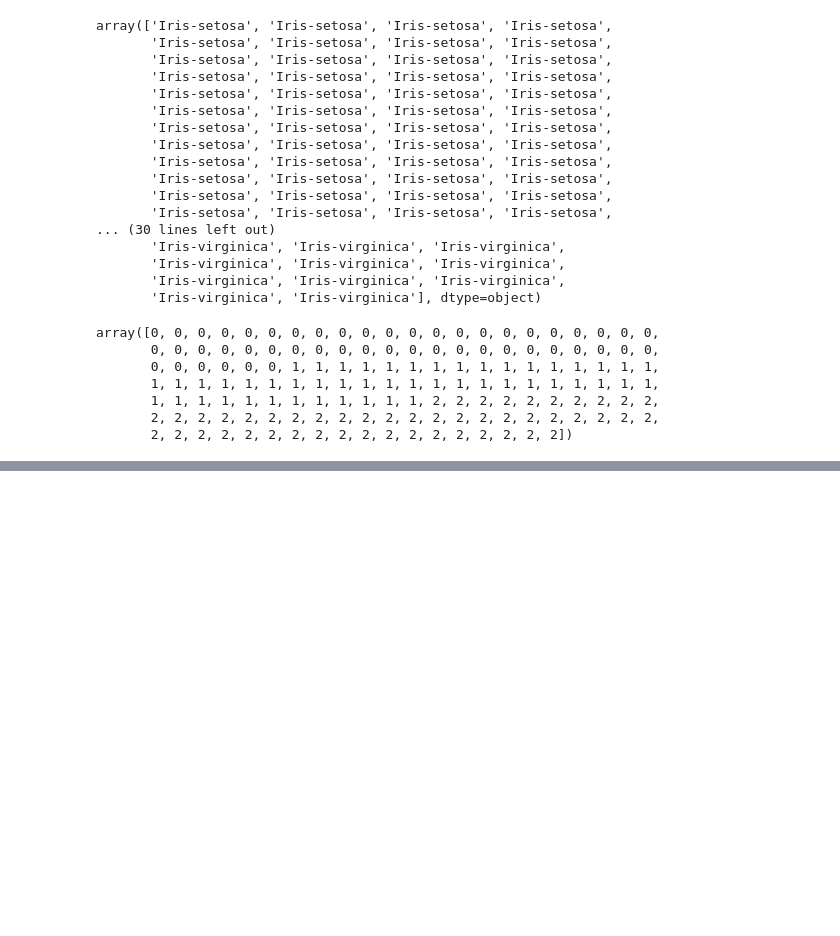
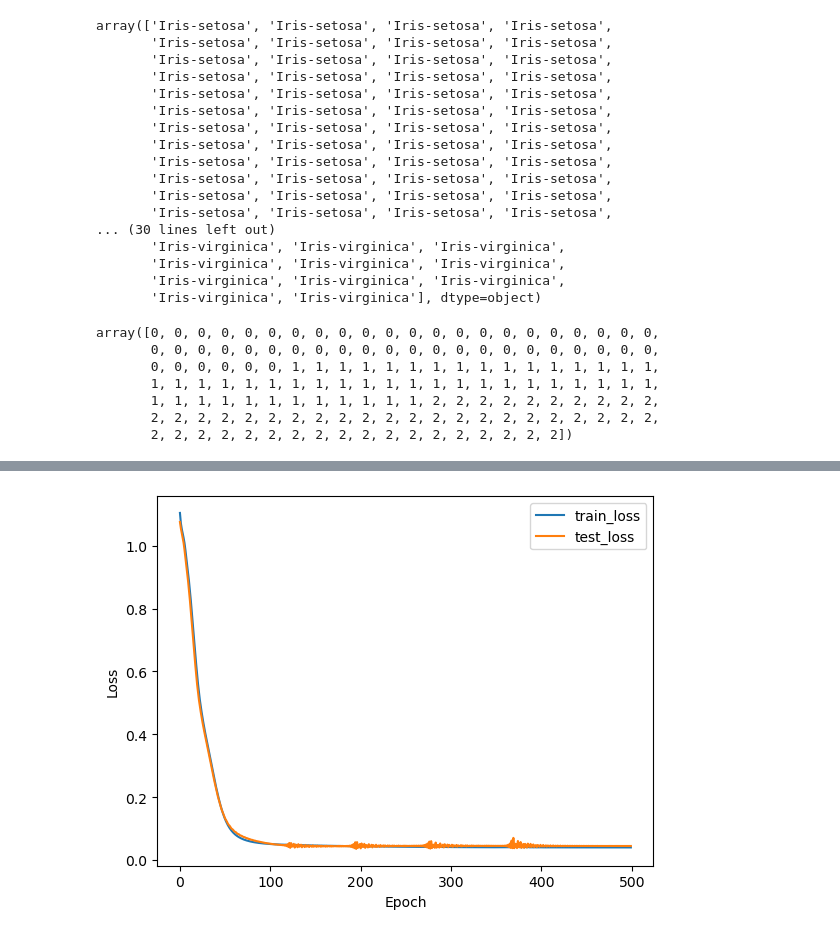
Before and after one commit to abdulkadiripek/DeepLearningBootcamp, a Jupyter notebook: DeepLearning/04- MultiClassClassification.ipynb, the cells around one changed output, grey strips where cells are left out. Saved outputs shown, nothing was run; the diff lists cells and outputs as text; code cells hidden in the pictures; blank space fills up the shorter version.

Commit message:
Modeldeki hata çözüldü.

```diff
--- a/DeepLearning/04- MultiClassClassification.ipynb
+++ b/DeepLearning/04- MultiClassClassification.ipynb
@@ -120,5 +120,8 @@ x_train, x_test, y_train, y_test = train_test_split(x,y,train_size=0.2,stratify=
 # statify -> rastgele seçilirken oranın korunmasını sağlar.
 # %%
+x_train = torch.tensor(x_train, dtype=torch.float32)
+x_test = torch.tensor(x_test, dtype=torch.float32)
+
 y_train = torch.tensor(y_train,dtype=torch.long)
 y_test = torch.tensor(y_test,dtype=torch.long)
 print(y_train.shape, y_test.shape)
@@ -129,9 +132,9 @@ class MultiClassClasification(nn.Module):
     def __init__(self):
         super().__init__()
         self.linear_layer_stack = nn.Sequential(
-            nn.Linear(4,10),
+            nn.Linear(4,16),
             nn.ReLU(),
-            nn.Linear(10,16),
+            nn.Linear(16,16),
             nn.ReLU(),
             nn.Linear(16,3),
         )
@@ -145,11 +148,12 @@ class MultiClassClasification(nn.Module):
         # return self.layer_3(self.ralu(self.layer_2(self.relu(self.layer_1(x)))))
 # %%
 model = MultiClassClasification()
+model = torch.compile(model)
 # %%
 loss_fn = nn.CrossEntropyLoss()
 optimizer = torch.optim.Adam(params=model.parameters(), lr=0.01)
 # %%
 def calculate_accuracy(y_true,y_pred):
-    correct = torch.eq(y_true,y_pred)
-    accuracy = (correct / y_pred) *100
+    correct = torch.eq(y_true,y_pred).sum().item()
+    accuracy = (correct / len(y_pred)) *100
     return accuracy
@@ -156,27 +214,9 @@ def calculate_accuracy(y_true,y_pred):
 # %%
-torch.manual_seed(42)
-epochs = 200
-train_losses = []
-test_losses = []
-train_accuracies = []
-test_accuracies = []
-
-for epoch in range(epochs):
-    model.train()
-
-    logits = model(x_train)
-    loss = loss_fn(logits,y_train)
-
-    pred = torch.softmax(logits, dim=1).argmax(dim=1)
-    acc = calculate_accuracy(y_train,pred)
-
-    optimizer.zero_grad()
-    loss.backward()
-    optimizer.step()
-
-    train_losses.append(loss)
-    train_accuracies.append(acc)
-
-    model.eval()
-    with torch.inference_mode():
-        test_loss = loss_fn(y)
+plt.plot(train_losses, label="train_loss")
+plt.plot(test_losses, label="test_loss")
+plt.xlabel("Epoch")
+plt.ylabel("Loss")
+plt.legend()
+plt.show()
+# %% [output]
+[figure, added]
```
Also changed, not shown: parts of 4 cells of this notebook.
